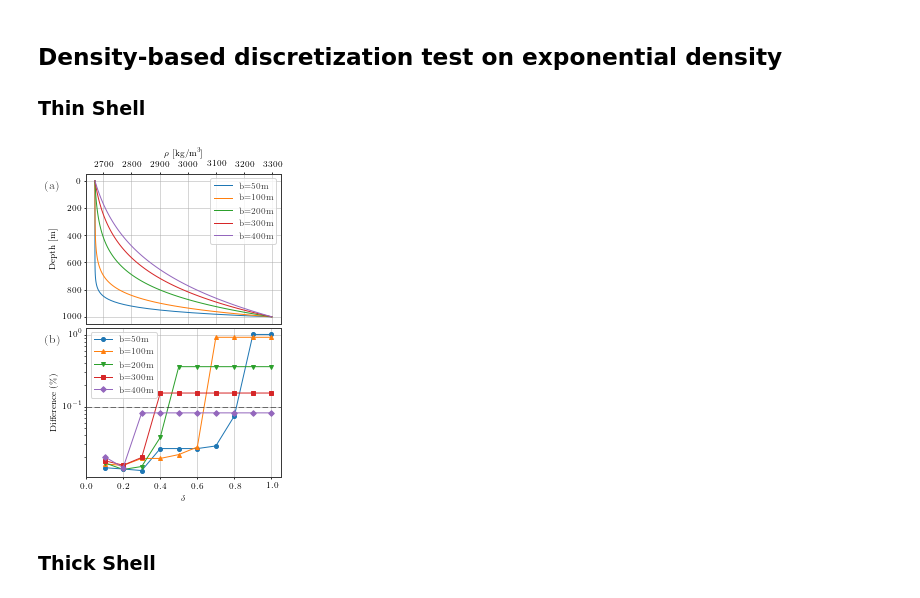
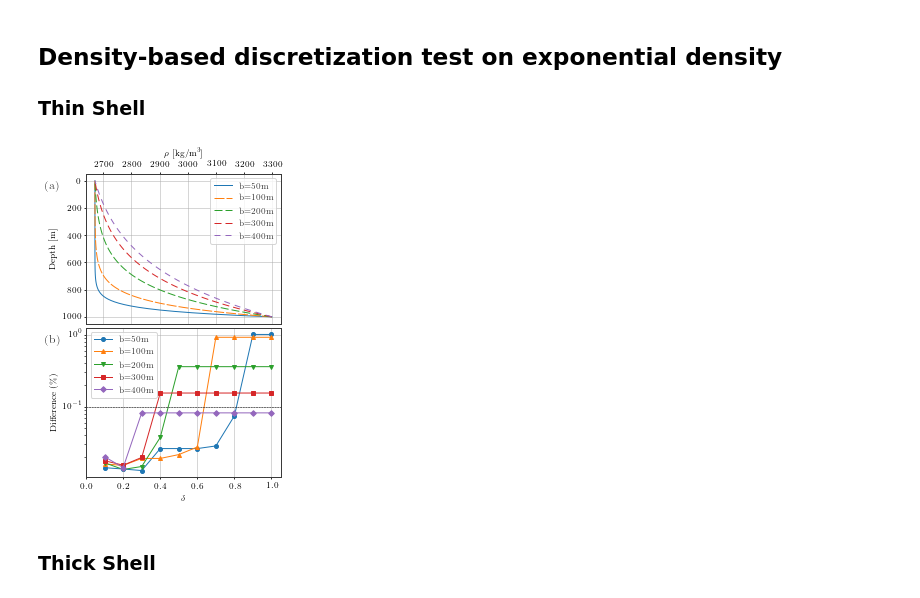
Before and after one commit to pinga-lab/tesseroid-variable-density, a Jupyter notebook: code/07-plot-figures.ipynb, the cells around one changed output. Drawn from its saved outputs; the diff is of its cells as text; code cells hidden in the pictures.

Commit message:
Fixed figures: now are B&W compatible

```diff
--- a/code/07-plot-figures.ipynb
+++ b/code/07-plot-figures.ipynb
@@ -37,6 +37,7 @@ plt.rcParams['ytick.major.size'] = 2
 # %%
 fields = 'potential gz gzz'.split()
 labels = r'$V$ $g_z$ $g_{zz}$'.split()
+markers = ["o", "s", "^"]
 fig, (ax1, ax2) = plt.subplots(2, 1, sharex=True)
 fig.set_size_inches((3.33, 3.5))
 
@@ -48,10 +49,10 @@ with open('results/speed-comparison/times_homogeneous.pkl', 'r') as outfile:
 with open('results/speed-comparison/times_linear.pkl', 'r') as outfile:
     times_variable = pickle.load(outfile)
 
-for field, label in zip(fields, labels):
+for field, label, marker in zip(fields, labels, markers):
     heights = times_homogeneous['heights']
     ratio = times_variable[field]/times_homogeneous[field]
-    ax1.plot(heights/1000, ratio, 'o-', label=label)
+    ax1.plot(heights/1000, ratio, '-', marker=marker, label=label)
     ax1.grid(True, linewidth=0.5, color='#aeaeae')
 
 ax1.text(-0.16, 0.93, "(a)", fontsize=12,
@@ -72,10 +73,10 @@ with open('results/speed-comparison/times_homogeneous.pkl', 'r') as outfile:
 with open('results/speed-comparison/times_exponential.pkl', 'r') as outfile:
     times_variable = pickle.load(outfile)
 
-for field, label in zip(fields, labels):
+for field, label, marker in zip(fields, labels, markers):
     heights = times_homogeneous['heights']
     ratio = times_variable[field]/times_homogeneous[field]
-    ax2.plot(heights/1000, ratio, 'o-', label=label)
+    ax2.plot(heights/1000, ratio, '-', marker=marker, label=label)
     ax2.grid(True, linewidth=0.5, color='#aeaeae')
 
 
@@ -311,6 +312,7 @@ b_values = [1e2, 5*1e2, 1e3, 1e4]
 deltah = MEAN_EARTH_RADIUS
 rho0, rho1 = 2670, 3300
 markers = ["o", "s", "^", "v", "D"]
+dashes_list = [None, [10, 2], [8, 3], [7, 4]]
 msize = [5, 5, 5, 4, 3]
 labels = [r"b=100m", r"b=500m",
           r"b=1000m", r"b=10km"]
@@ -320,7 +322,7 @@ heights = np.linspace(bottom, top, 101)
 fig, (ax1, ax2) = plt.subplots(2, 1)
 fig.set_size_inches((3.33, 5))
 
-for b, m, ms, label in zip(b_values, markers, msize, labels):
+for b, m, ms, dashes, label in zip(b_values, markers, msize, dashes_list, labels):
 
     # Define constant a in order to normalize the density function
     a = (rho1 - rho0)/(np.exp((abs(top - bottom))/b) - 1)
@@ -331,8 +333,11 @@ for b, m, ms, label in zip(b_values, markers, msize, labels):
         r = height + MEAN_EARTH_RADIUS
         return a*np.exp(-(r - deltah)/b) + c
 
-    ax1.plot(density_exponential(heights), -heights,
-             '-', label=label)
+    l, = ax1.plot(density_exponential(heights), -heights,
+                  "-", label=label)
+    if dashes:
+        l.set_dashes(dashes)
+
 
     diffs = np.load('results/exponential-b/' + field + '-' +
                     '{:.1e}'.format(b) + '-thin-differences.npz')
@@ -379,6 +384,7 @@ b_values = [10e3, 35e3, 100e3, 1000e3]
 deltah = MEAN_EARTH_RADIUS
 rho0, rho1 = 2670, 3300
 markers = ["o", "s", "^", "v", "D"]
+dashes_list = [None, [10, 2], [8, 3], [7, 4]]
 msize = [5, 5, 5, 4, 3]
 labels = [r"b=10km", r"b=35km",
           r"b=100km", r"b=1000km"]
@@ -388,7 +394,7 @@ heights = np.linspace(bottom, top, 101)
 fig, (ax1, ax2) = plt.subplots(2, 1)
 fig.set_size_inches((3.33, 5))
 
-for b, m, ms, label in zip(b_values, markers, msize, labels):
+for b, m, ms, dashes, label in zip(b_values, markers, msize, dashes_list, labels):
 
     # Define constant a in order to normalize the density function
     a = (rho1 - rho0)/(np.exp((abs(top - bottom))/b) - 1)
@@ -399,8 +405,11 @@ for b, m, ms, label in zip(b_values, markers, msize, labels):
         r = height + MEAN_EARTH_RADIUS
         return a*np.exp(-(r - deltah)/b) + c
 
-    ax1.plot(density_exponential(heights), -heights*1e-3,
-             '-', label=label)
+    l, = ax1.plot(density_exponential(heights), -heights*1e-3,
+                  "-", label=label)
+    if dashes:
+        l.set_dashes(dashes)
+
 
     diffs = np.load('results/exponential-b/' + field + '-' +
                     '{:.1e}'.format(b) + '-thick-differences.npz')
@@ -447,6 +456,7 @@ field = 'gzz'
 top, bottom = 0, -1000
 b_values = [50, 100, 200, 300, 400]
 styles = ['-o', '-^', '-v', '-s', '-D']
+dashes_list = [None, [10, 2], [8, 3], [7, 4], [6, 5]]
 deltah = MEAN_EARTH_RADIUS
 rho0, rho1 = 2670, 3300
 labels = ["b=" + str(b) +"m" for b in b_values]
@@ -456,7 +466,7 @@ heights = np.linspace(bottom, top, 101)
 fig, (ax1, ax2) = plt.subplots(2, 1)
 fig.set_size_inches((3.33, 5))
 
-for b, label, style in zip(b_values, labels, styles):
+for b, label, style, dashes in zip(b_values, labels, styles, dashes_list):
 
     # Define constant a in order to normalize the density function
     a = (rho1 - rho0)/(np.exp((abs(top - bottom))/b) - 1)
@@ -467,8 +477,10 @@ for b, label, style in zip(b_values, labels, styles):
         r = height + MEAN_EARTH_RADIUS
         return a*np.exp(-(r - deltah)/b) + c
 
-    ax1.plot(density_exponential(heights), -heights,
-             '-', label=label)
+    l, = ax1.plot(density_exponential(heights), -heights,
+                      "-", label=label)
+    if dashes:
+        l.set_dashes(dashes)
 
     diffs = np.load('results/exponential-delta/' + field + '-' +
                     '{:.1e}'.format(b) + '-thin-differences.npz')
@@ -476,34 +488,34 @@ for b, label, style in zip(b_values, labels, styles):
     ax2.plot(deltas, diff, style,
              markersize=4, label=label)
 
 ax1.legend()
 ax1.grid(True, linewidth=0.5, color='#aeaeae')
 ax1.set_xlabel(r"$\rho$ [kg/m$^3$]")
 ax1.set_ylabel("Depth [m]")
 ax1.invert_yaxis()
 ax1.xaxis.tick_top()
 ax1.xaxis.set_label_position('top')
 ax1.text(-0.21, 0.9, "(a)", fontsize=12,
          fontdict={'weight': 'bold'},
          transform=ax1.transAxes)
 
 ax2.plot([0, 1.2], [1e-1, 1e-1], '--', color='k', linewidth=0.5)
 ax2.set_xlim(0, 1.05)
 ax2.set_yscale('log')
 ax2.set_ylabel('Difference (\%)')
 ax2.grid(True, linewidth=0.5, color='#aeaeae')
 ax2.set_axisbelow(True)
 ax2.set_xlabel(r"$\delta$")
 ax2.legend()
 ax2.text(-0.21, 0.9, "(b)", fontsize=12,
          fontdict={'weight': 'bold'},
          transform=ax2.transAxes)
 
 plt.tight_layout(pad=0.3, h_pad=0, w_pad=0)
 plt.savefig('../manuscript/figures/exponential-delta-thin.pdf')
 plt.show()
 # %% [output]
-[figure, old version]
+[figure, new version]
 # %% [markdown]
 ### Thick Shell
 # %%
```
Also changed, not shown: parts of 1 cell of this notebook, 5 other files.
